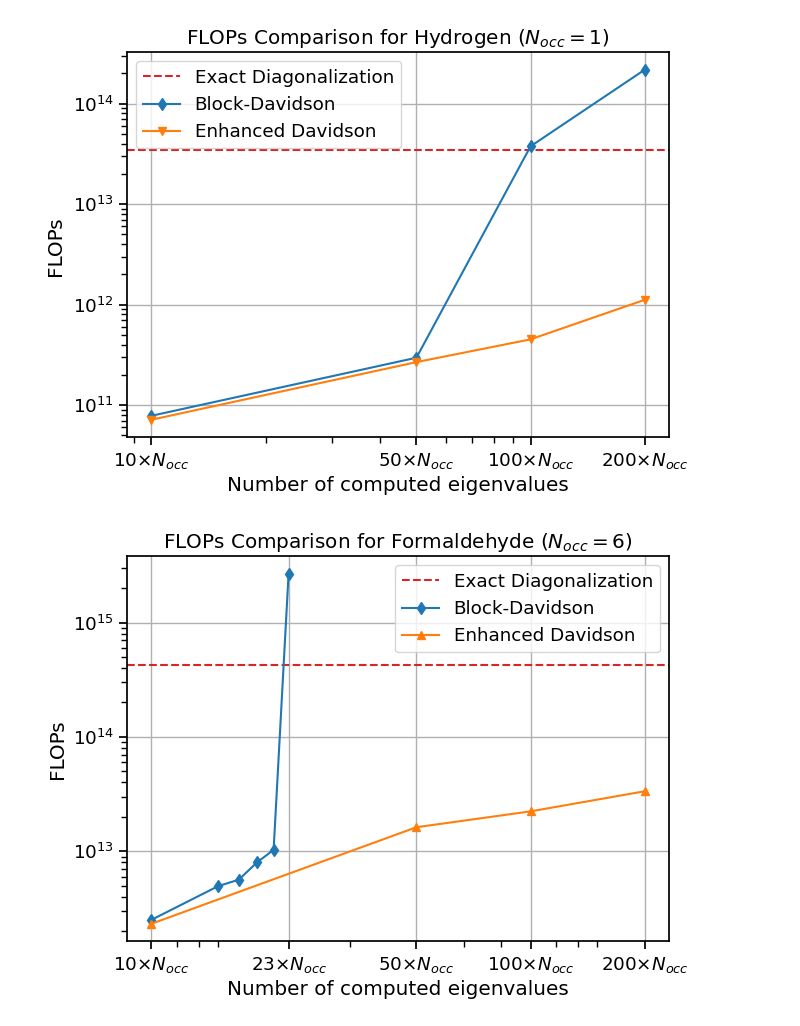
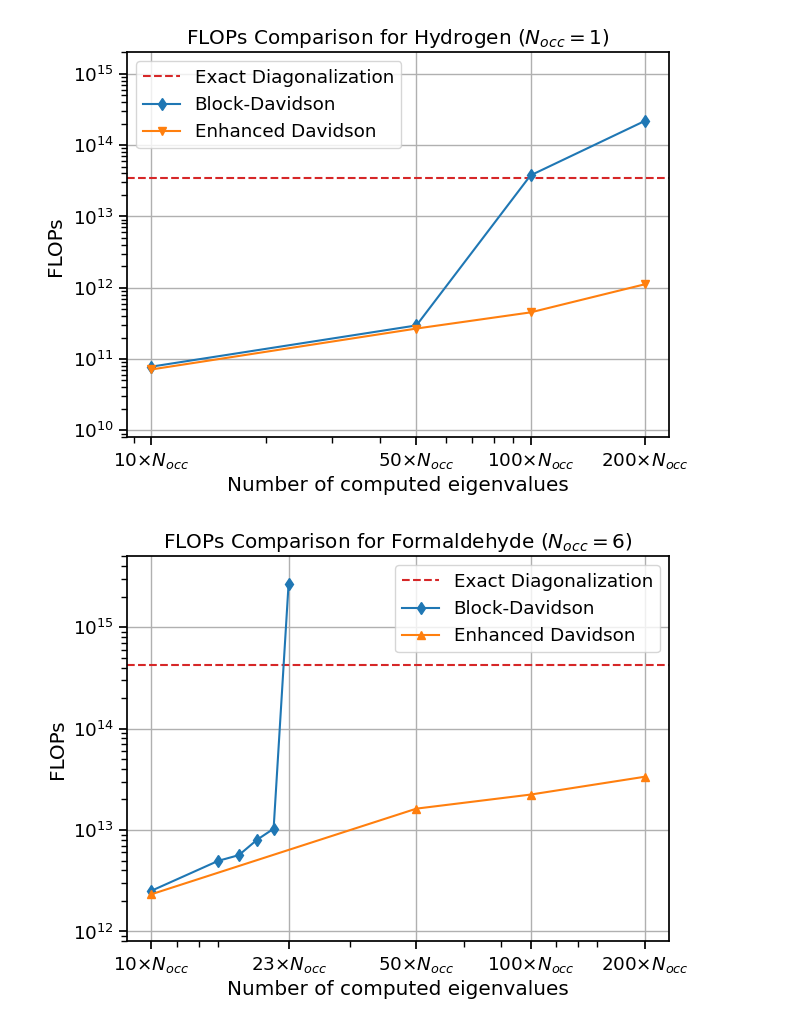
Before and after one commit to framere/MA_figures_official, a Jupyter notebook: Plots_results_FLOPs/results.ipynb, the cells around one changed output. Saved outputs shown, nothing was run; the diff lists cells and outputs as text; code cells hidden in the pictures.

```diff
--- a/Plots_results_FLOPs/results.ipynb
+++ b/Plots_results_FLOPs/results.ipynb
@@ -23,25 +23,26 @@ Exact_diago = 20*(11994)**3
 # %%
 plt.figure(figsize=(7,5))
 plt.axhline(y=Exact_diago, color=colors[3], linestyle='--', label='Exact Diagonalization')
 plt.plot(ls, FLOPS_8_BD, marker='d', label='Block-Davidson', color=colors[0])
 plt.plot(ls, FLOPS_beta25_impl1, marker='v', label='Enhanced Davidson', color=colors[1])
 plt.xscale('log')
 plt.yscale('log')
 plt.xlabel('Number of computed eigenvalues')
 plt.ylabel('FLOPs ')
+plt.ylim(8e9, 2e15)
 xticks = np.array([10, 50, 100, 200]) * N_occ
 # Create labels: one line for nev, second line for multiplier
 xtick_labels = [f"{mult}×$N_{{occ}}$" for nev, mult in zip(xticks, [10, 50, 100, 200])]
 plt.xticks(xticks, xtick_labels)
 plt.title(r'FLOPs Comparison for Hydrogen (${N_{occ}} = 1$)')
 plt.legend()
 plt.grid(True)
 # sns.despine()
 # plt.tight_layout()
 plt.savefig('FLOPS_comparison_Hydrogen.pdf')
 plt.show()
 # %% [output]
-[figure, old version]
+[figure, new version]
 # %%
 exact_diago = 20*(27643)**3
 N_occ = 6
@@ -59,7 +60,7 @@ plt.figure(figsize=(7, 5))
 plt.axhline(y=exact_diago, color=colors[3], linestyle='--', label='Exact Diagonalization')
 plt.plot(N_block, FLOPS_8, marker='d', label='Block-Davidson', color=colors[0])
 plt.plot(N_defl, FLOPS_new, marker='^', label='Enhanced Davidson', color=colors[1])
-
+plt.ylim(8e11, 5e15)
 plt.xscale('log')
 plt.yscale('log')
 plt.xlabel('Number of computed eigenvalues')
@@ -76,7 +77,7 @@ plt.grid(True)
 plt.savefig('FLOPS_comparison_Formaldehyde.pdf')
 plt.show()
 # %% [output]
-[figure, old version]
+[figure, new version]
 # %%
 N_occ = 21
 N_virt = 32416
```
Also changed, not shown: parts of 1 cell of this notebook, 7 other files.
